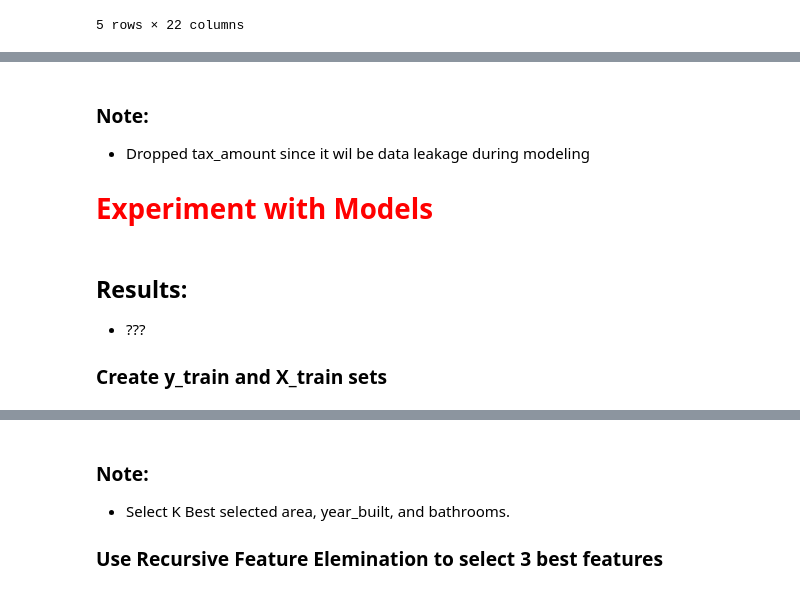
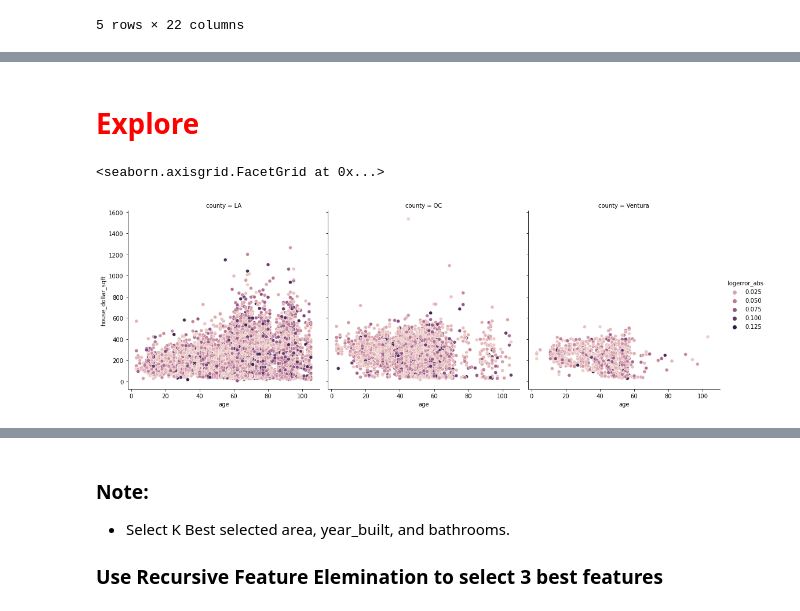
Before and after one commit to HopperTeam6/Zillow_Clustering_Project, a Jupyter notebook: zillow_clustering_project_kan.ipynb, the cells around one changed output, grey strips where cells are left out. Cells and saved outputs as stored; diff of their text form; code cells hidden in the pictures.

```diff
--- a/zillow_clustering_project_kan.ipynb
+++ b/zillow_clustering_project_kan.ipynb
@@ -1052,0 +1089,4 @@ df.head()
+# %%
+# create column for bed bath ratio
+df['bed_bath_ration'] = df.bedrooms / df.bathrooms
+df.head()
@@ -1547,4 +1128,0 @@ for col in df.columns:
-# %%
- # train/validate/test split
-train_validate, test = train_test_split(df, test_size=.2, random_state=123)
-train, validate = train_test_split(train_validate, test_size=.3, random_state=123)
@@ -1843,21 +1128,0 @@ plt.show()
-# %%
-# Drop columns not needed
-train = train.drop(columns=['tax_amount'])
-validate = validate.drop(columns=['tax_amount'])
-test = test.drop(columns=['tax_amount'])
-train.head()
-# %% [markdown]
-### Note:
-- Dropped tax_amount since it wil be data leakage during modeling
-
-# <font color = 'red'>Experiment with Models
-# %%
-# Filter sets by fips
-train = train[train.fips==6111]
-validate = train[train.fips==6111]
-test = train[train.fips==6111]
-# %% [markdown]
-## Results:
-- ???
-
-### Create y_train and X_train sets
@@ -1876,0 +1129,7 @@ y_test = test[target]
+# %% [markdown]
+# <font color = 'red'> Explore
+# %%
+sns.relplot(data=train, x='age', y='house_dollar_sqft', hue='logerror_abs', col='county', kind='scatter')
+# %% [output]
+<seaborn.axisgrid.FacetGrid at 0x...>
+[figure, added]
```
Also changed, not shown: parts of 322 cells of this notebook.
